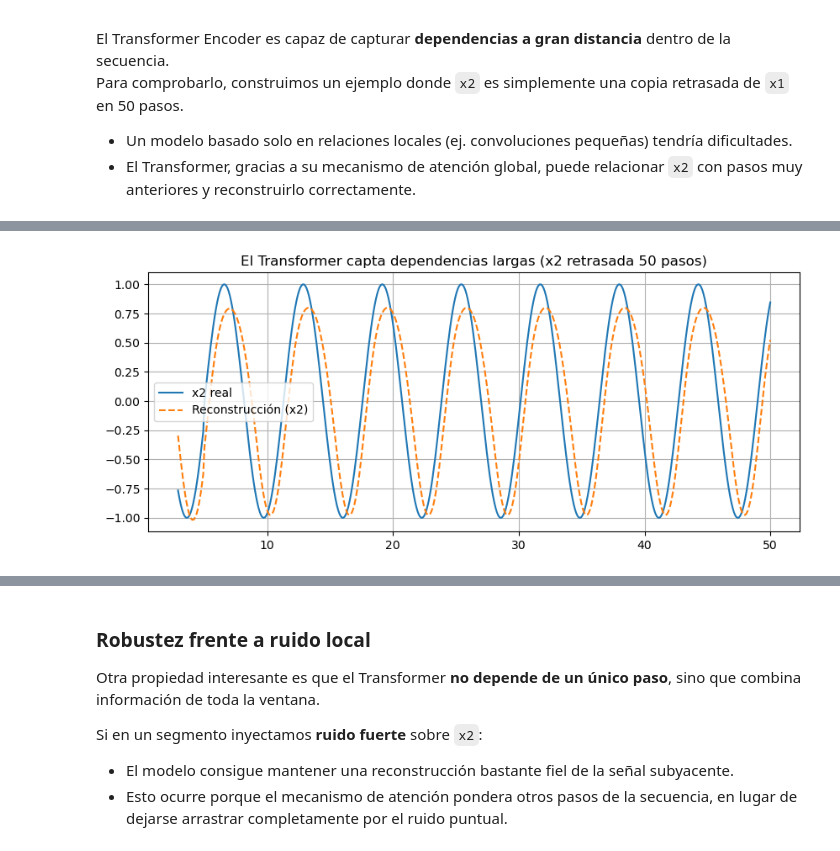
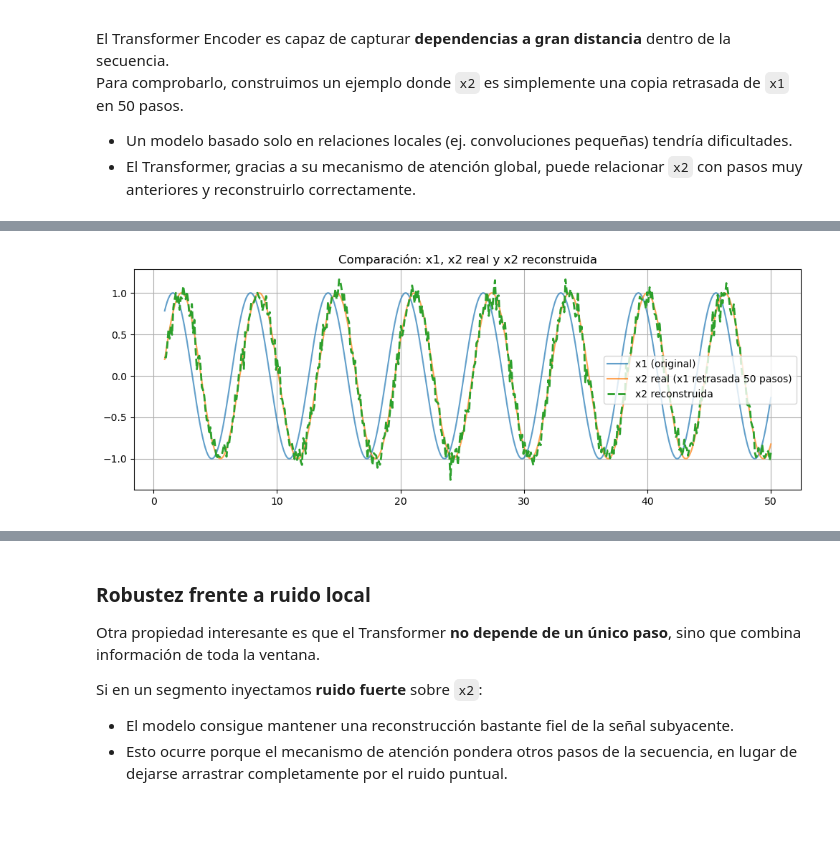
Before and after one commit to PabloAC04/MDF-ANOMALY-DETECTION, a Jupyter notebook: 09_transformer_autoencoders.ipynb, the cells around one changed output, grey strips where cells are left out. Drawn from its saved outputs; the diff is of its cells as text; code cells hidden in the pictures; blank space fills up the shorter version.

```diff
--- a/09_transformer_autoencoders.ipynb
+++ b/09_transformer_autoencoders.ipynb
@@ -162,21 +165,23 @@ def create_windows(X, seq_len):
     windows = np.array([X[i:i+seq_len] for i in range(n_samples)])
     return windows
 
+seq_len = 10
+
 # Preparamos datos (solo normales)
 scaler = MinMaxScaler()
 X_train = scaler.fit_transform(X_norm)
-X_train_win = create_windows(X_train, seq_len=30)
+X_train_win = create_windows(X_train, seq_len=seq_len)
 
 # Tensor
 X_tensor = torch.tensor(X_train_win, dtype=torch.float32).to(device)
 
 # Modelo simplificado
-model_simple = SimpleTransformerAE(input_dim=2, seq_len=30).to(device)
+model_simple = SimpleTransformerAE(input_dim=2, seq_len=seq_len).to(device)
 optimizer = optim.Adam(model_simple.parameters(), lr=1e-3)
 criterion = nn.MSELoss()
 
 # Entrenamiento
-for epoch in range(30):
+for epoch in range(150):
     model_simple.train()
     optimizer.zero_grad()
     x_hat = model_simple(X_tensor)
@@ -278,21 +311,81 @@ Para comprobarlo, construimos un ejemplo donde `x2` es simplemente una copia ret
 # Creamos una señal con dependencias largas
 t = np.linspace(0, 50, 500)
 x1 = np.sin(t)
-x2 = np.roll(x1, 50)  # x2 es la misma señal pero desplazada 50 pasos
+x2 = np.roll(x1, 7)  # x2 es la misma señal pero desplazada 7 pasos
+
+seq_len = 10  # Secuencia más larga para captar la dependencia
 
 X_longdep = np.vstack([x1, x2]).T
-X_scaled = scaler.fit_transform(X_longdep)
-X_win = create_windows(X_scaled, seq_len=30)
+X_train = scaler.fit_transform(X_longdep)
+X_win = create_windows(X_train, seq_len=seq_len)
 X_tensor = torch.tensor(X_win, dtype=torch.float32).to(device)
+
+model_simple = SimpleTransformerAE(input_dim=2, seq_len=seq_len).to(device)
+optimizer = optim.Adam(model_simple.parameters(), lr=1e-3)
+criterion = nn.MSELoss()
+
+for epoch in range(500):
+    model_simple.train()
+    optimizer.zero_grad()
+    x_hat = model_simple(X_tensor)
+    loss = criterion(x_hat, X_tensor[:, -1, :])
+    loss.backward()
+    optimizer.step()
+    if epoch % 100 == 0:
+        print(f"Epoch {epoch} | Loss={loss.item():.6f}")
 
 # Reconstrucción con el modelo simple ya entrenado
 with torch.no_grad():
     recon = model_simple(X_tensor).cpu().numpy()
 recon_inv = scaler.inverse_transform(recon)
 
-plt.figure(figsize=(10,4))
-plt.plot(t[30-1:], X_longdep[30-1:,1], label="x2 real")
-plt.plot(t[30-1:], recon_inv[:,1], linestyle="--", label="Reconstrucción (x2)")
-plt.legend(); plt.title("El Transformer capta dependencias largas (x2 retrasada 50 pasos)")
-plt.grid(True); plt.show()
+from scipy.signal import correlate
+
+# Usamos la parte de x1 que corresponde a la reconstrucción
+x1_aligned = x1[seq_len-1:]
+x2_real_aligned = x2[seq_len-1:]
+x2_recon = recon_inv[:,1]
+
+# --- Comparación visual ---
+plt.figure(figsize=(12,4))
+plt.plot(t[seq_len-1:], x1[seq_len-1:], label="x1 (original)", alpha=0.7)
+plt.plot(t[seq_len-1:], x2[seq_len-1:], label="x2 real (x1 retrasada 50 pasos)", alpha=0.7)
+plt.plot(t[seq_len-1:], x2_recon, "--", label="x2 reconstruida", linewidth=2)
+plt.legend()
+plt.title("Comparación: x1, x2 real y x2 reconstruida")
+plt.grid(True)
+plt.show()
+
+# --- Correlación cruzada ---
+lags = np.arange(-200, 201)
+
+n = min(len(x1_aligned), len(x2_recon))
+x1_aligned = x1_aligned[:n]
+x2_real_aligned = x2_real_aligned[:n]
+x2_recon = x2_recon[:n]
+
+
+corr_real = correlate(x2_real_aligned - x2_real_aligned.mean(),
+                      x1_aligned - x1_aligned.mean(), mode="full")
+corr_recon = correlate(x2_recon - x2_recon.mean(),
+                       x1_aligned - x1_aligned.mean(), mode="full")
+
+# Normalizamos
+corr_real = corr_real / (np.std(x2_real_aligned) * np.std(x1_aligned) * len(x1_aligned))
+corr_recon = corr_recon / (np.std(x2_recon) * np.std(x1_aligned) * len(x1_aligned))
+
+# Eje de retardos (lags)
+lags_corr = np.arange(-len(x1_aligned)+1, len(x1_aligned))
+
+plt.figure(figsize=(12,4))
+plt.plot(lags_corr, corr_real, label="Correlación x1 ↔ x2 real")
+plt.plot(lags_corr, corr_recon, "--", label="Correlación x1 ↔ x2 reconstruida")
+plt.axvline(7, color="red", linestyle=":", label="Lag esperado = 7")
+plt.xlim(-200, 200)
+plt.legend()
+plt.title("Correlación cruzada: dependencia temporal aprendida")
+plt.xlabel("Desplazamiento (lags)")
+plt.ylabel("Correlación")
+plt.grid(True)
+plt.show()
 # %% [output]
@@ -299 +397 @@ plt.grid(True); plt.show()
-[figure, old version]
+[figure, new version]
```
Also changed, not shown: parts of 12 cells of this notebook.
